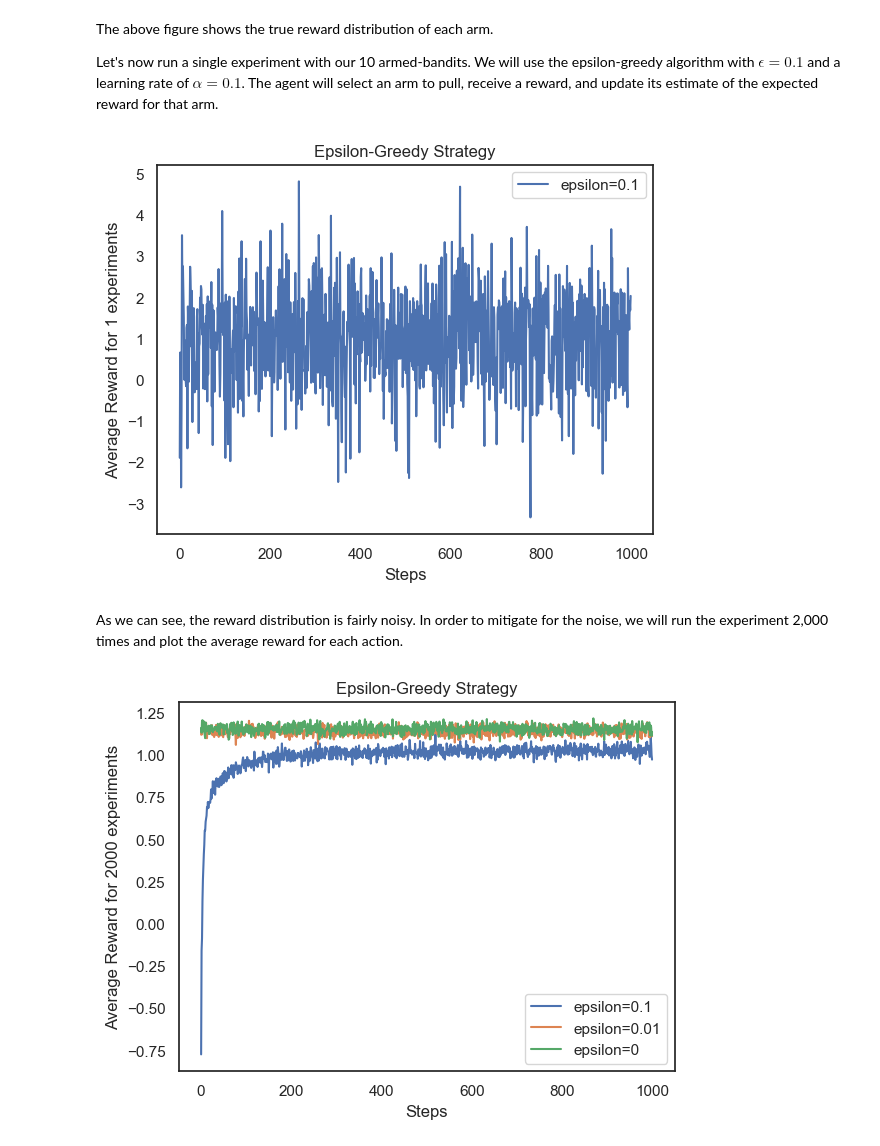
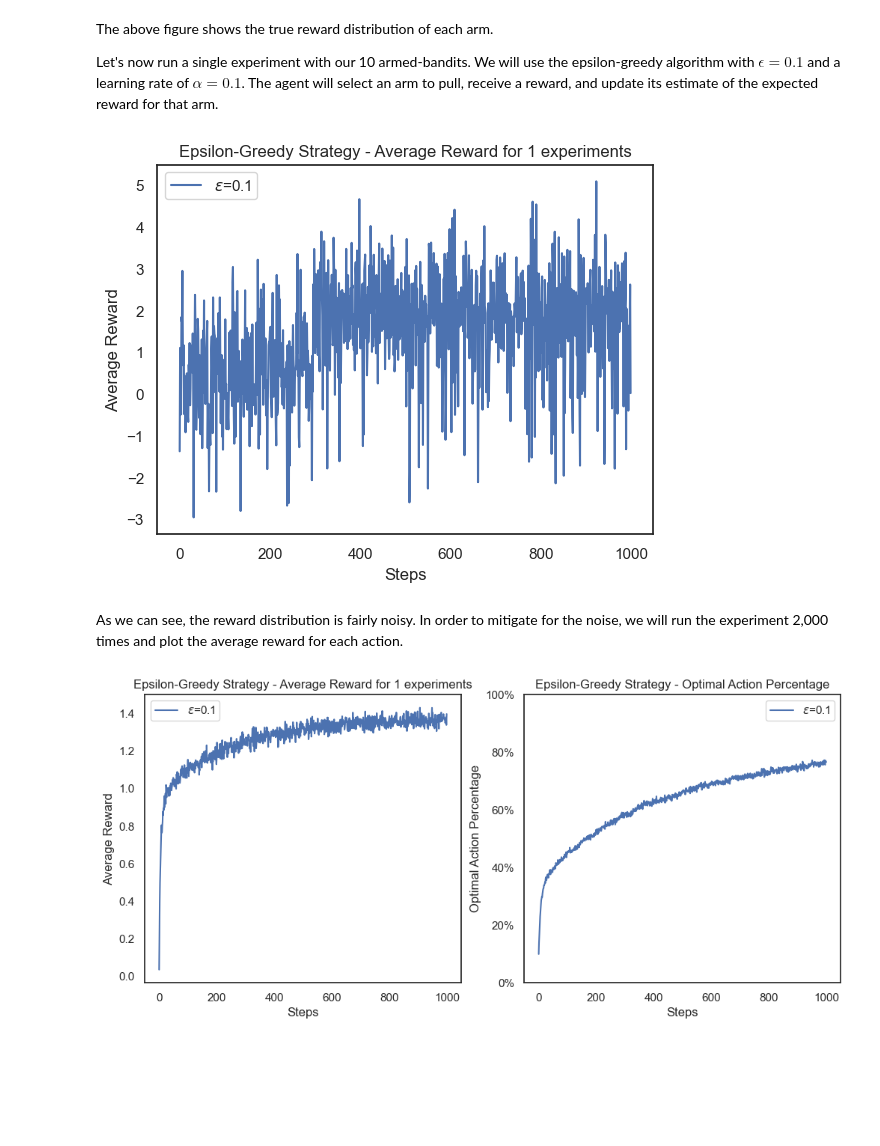
Before and after one commit to tdody/reinforcement_learning, a Jupyter notebook: k_armed_bandit/k_armed_bandit_experiment.ipynb, the cells around one changed output. Drawn from its saved outputs; the diff is of its cells as text; code cells hidden in the pictures; blank space fills up the shorter version.

```diff
--- a/k_armed_bandit/k_armed_bandit_experiment.ipynb
+++ b/k_armed_bandit/k_armed_bandit_experiment.ipynb
@@ -95,17 +101,34 @@ from k_armed_bandit.bandits import run_experiments
 
 # run a single experiment
 epsilons = [0.1]
-rewards = run_experiments(bandits, epsilons, n_actions=1_000, n_experiments=1)
-# plot_average_rewards(rewards, epsilons)
+rewards = run_experiments(
+    k=10,
+    epsilons= [0.1],
+    n_actions=1_000,
+    n_experiments=1,
+    optimist_initial_value = 0,
+    learning_rate= 0.1,
+)
+
+plot_average_rewards(rewards)
 # %% [output]
-[figure, old version]
+[figure, new version]
 # %% [markdown]
 As we can see, the reward distribution is fairly noisy. In order to mitigate for the noise, we will run the experiment 2,000 times and plot the average reward for each action.
 # %%
-N_EXPERIMENTS = 2_000
-# run the experiment
+epsilons = [0.1]
+rewards = run_experiments(
+    k=10,
+    epsilons= [0.1],
+    n_actions=1_000,
+    n_experiments=2_000,
+    optimist_initial_value = 0,
+    learning_rate= 0.1,
+)
 
-rewards = run_experiment(bandits, epsilons=[0.1, 0.01, 0], n_actions=1_000, n_experiments=N_EXPERIMENTS)
-plot_average_rewards(rewards, epsilons=[0.1, 0.01, 0])
+fig, axes = plt.subplots(1, 2, figsize=(12, 5))
+plot_average_rewards(rewards, ax=axes[0])
+plot_optimal_action_pct(rewards, ax=axes[1])
+plt.show()
 # %% [output]
-[figure, old version]
+[figure, new version]
```
Also changed, not shown: parts of 5 cells of this notebook, 1 other file.
